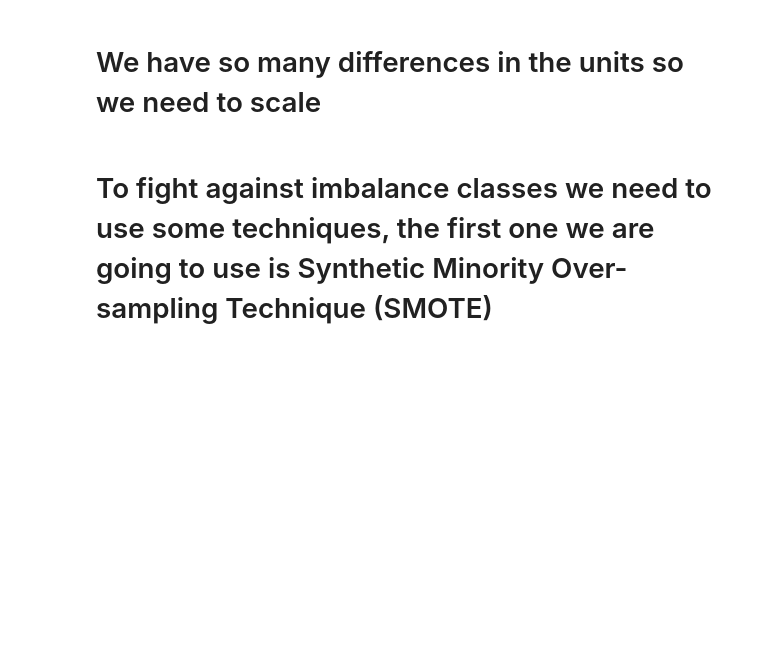
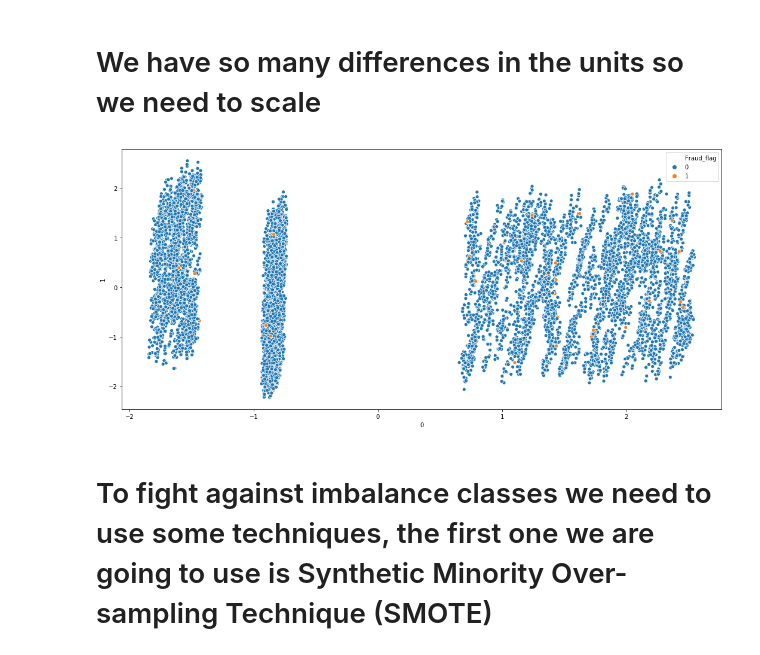
Before and after one commit to jbe1992/final-project, a Jupyter notebook: Credit Card Analysis and Fraud Detection.ipynb, the cells around one changed output. Drawn from its saved outputs; the diff is of its cells as text; code cells hidden in the pictures; blank space fills up the shorter version.

```diff
--- a/Credit Card Analysis and Fraud Detection.ipynb
+++ b/Credit Card Analysis and Fraud Detection.ipynb
@@ -119,6 +136,10 @@ sns.heatmap(X.corr(), annot = True)
 # %%
 from sklearn.preprocessing import scale
 X = scale(X)
+# %%
+PCA_plot(X,y)
+# %% [output]
+[figure, added]
 # %% [markdown]
 # To fight against imbalance classes we need to use some techniques, the first one we are going to use is Synthetic Minority Over-sampling Technique (SMOTE)
 # %% [markdown]
```
Also changed, not shown: parts of 38 cells of this notebook.
